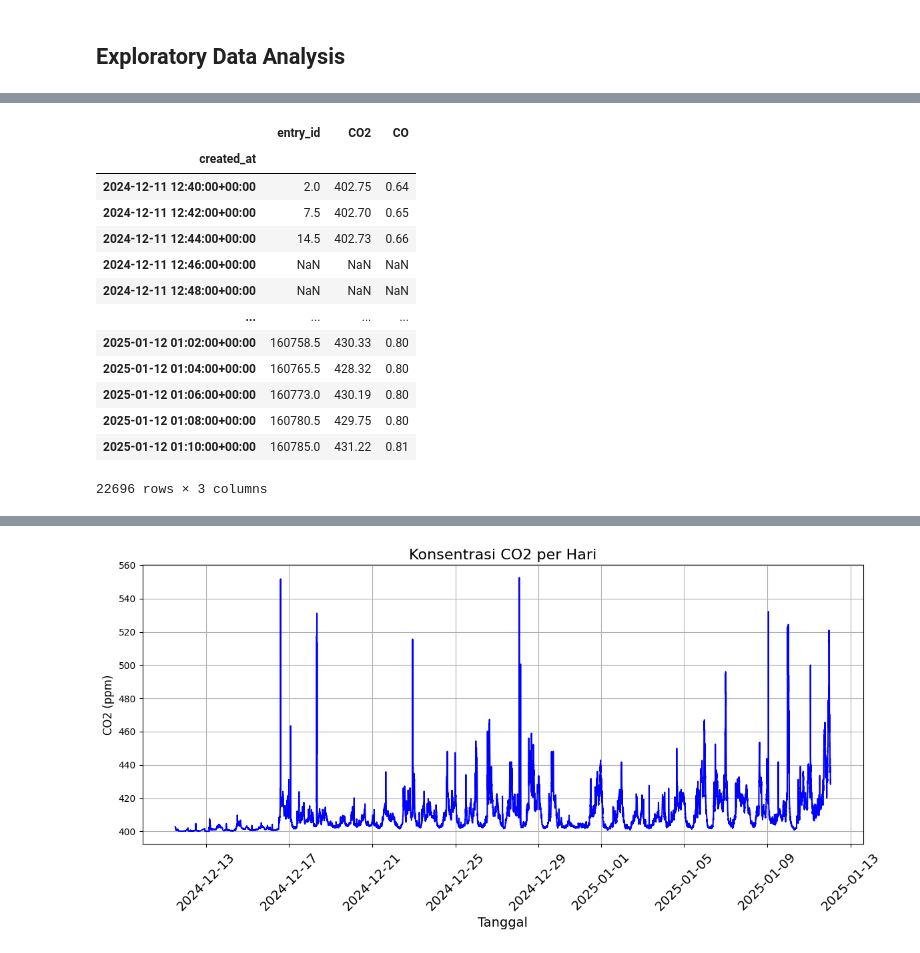
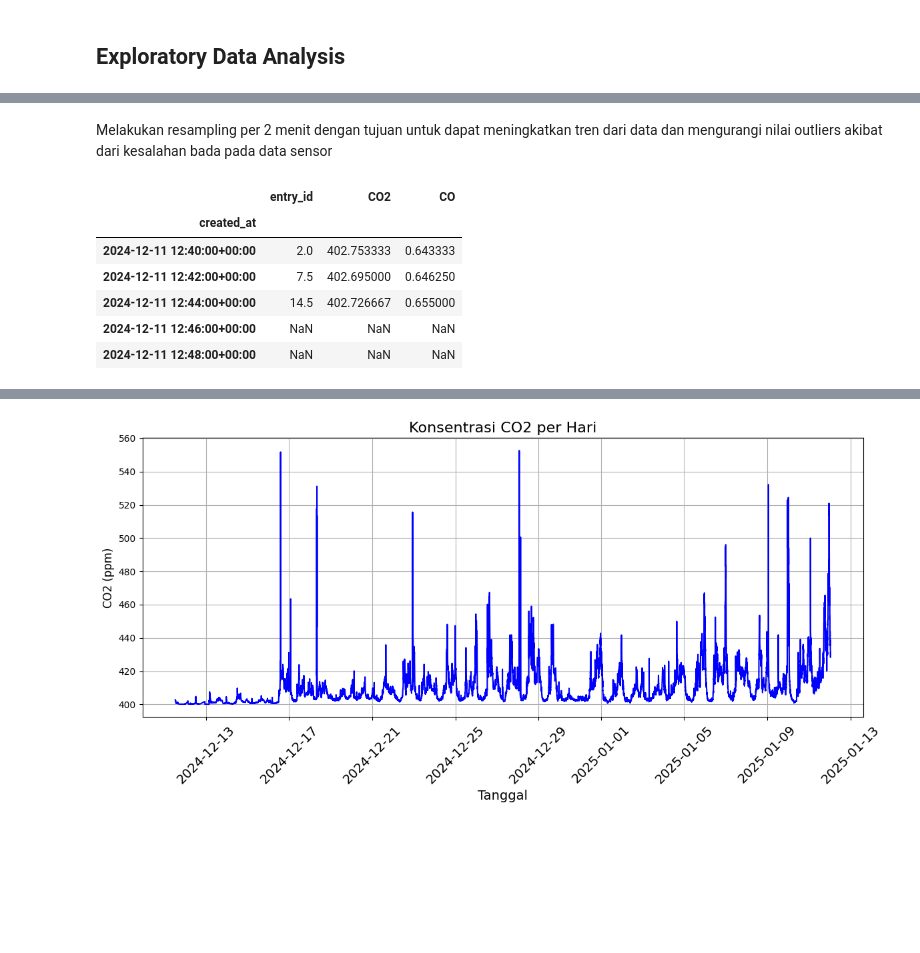
Before and after one commit to Hardtophead/Prediksi_Polusi_Udara, a Jupyter notebook: Prediksi_Polusi_LSTM_No_Outliers.ipynb, the cells around one changed output, grey strips where cells are left out. Drawn from its saved outputs; the diff is of its cells as text; code cells hidden in the pictures; blank space fills up the shorter version.

```diff
--- a/Prediksi_Polusi_LSTM_No_Outliers.ipynb
+++ b/Prediksi_Polusi_LSTM_No_Outliers.ipynb
@@ -76,20 +100,15 @@ df_rounded = df.round(2)
+# %% [markdown]
+Melakukan resampling per 2 menit dengan tujuan untuk dapat meningkatkan tren dari data dan mengurangi nilai outliers akibat dari kesalahan bada pada data sensor
 # %%
 # Resample per menit, ambil mean (rata-rata) untuk setiap menit
-df_per_2menit = df_rounded.resample('2min').mean()
-df_per_2menit = df_per_2menit.round(2)
-df_per_2menit
+df_per_2menit = df.resample('2min').mean()
+# df_per_2menit = df_per_2menit.round(2) # membulatkan pembacaan sensor menjadi 2 desimal
+df_per_2menit.head()
 # %% [output]
 |  | entry_id | CO2 | CO |
 | created_at |  |  |  |
-| 2024-12-11 12:40:00+00:00 | 2.0 | 402.75 | 0.64 |
-| 2024-12-11 12:42:00+00:00 | 7.5 | 402.70 | 0.65 |
-| 2024-12-11 12:44:00+00:00 | 14.5 | 402.73 | 0.66 |
+| 2024-12-11 12:40:00+00:00 | 2.0 | 402.753333 | 0.643333 |
+| 2024-12-11 12:42:00+00:00 | 7.5 | 402.695000 | 0.646250 |
+| 2024-12-11 12:44:00+00:00 | 14.5 | 402.726667 | 0.655000 |
 | 2024-12-11 12:46:00+00:00 | NaN | NaN | NaN |
 | 2024-12-11 12:48:00+00:00 | NaN | NaN | NaN |
-| ... | ... | ... | ... |
-| 2025-01-12 01:02:00+00:00 | 160758.5 | 430.33 | 0.80 |
-| 2025-01-12 01:04:00+00:00 | 160765.5 | 428.32 | 0.80 |
-| 2025-01-12 01:06:00+00:00 | 160773.0 | 430.19 | 0.80 |
-| 2025-01-12 01:08:00+00:00 | 160780.5 | 429.75 | 0.80 |
-| 2025-01-12 01:10:00+00:00 | 160785.0 | 431.22 | 0.81 |
-22696 rows × 3 columns
```
Also changed, not shown: parts of 65 cells of this notebook, 2 other files.
